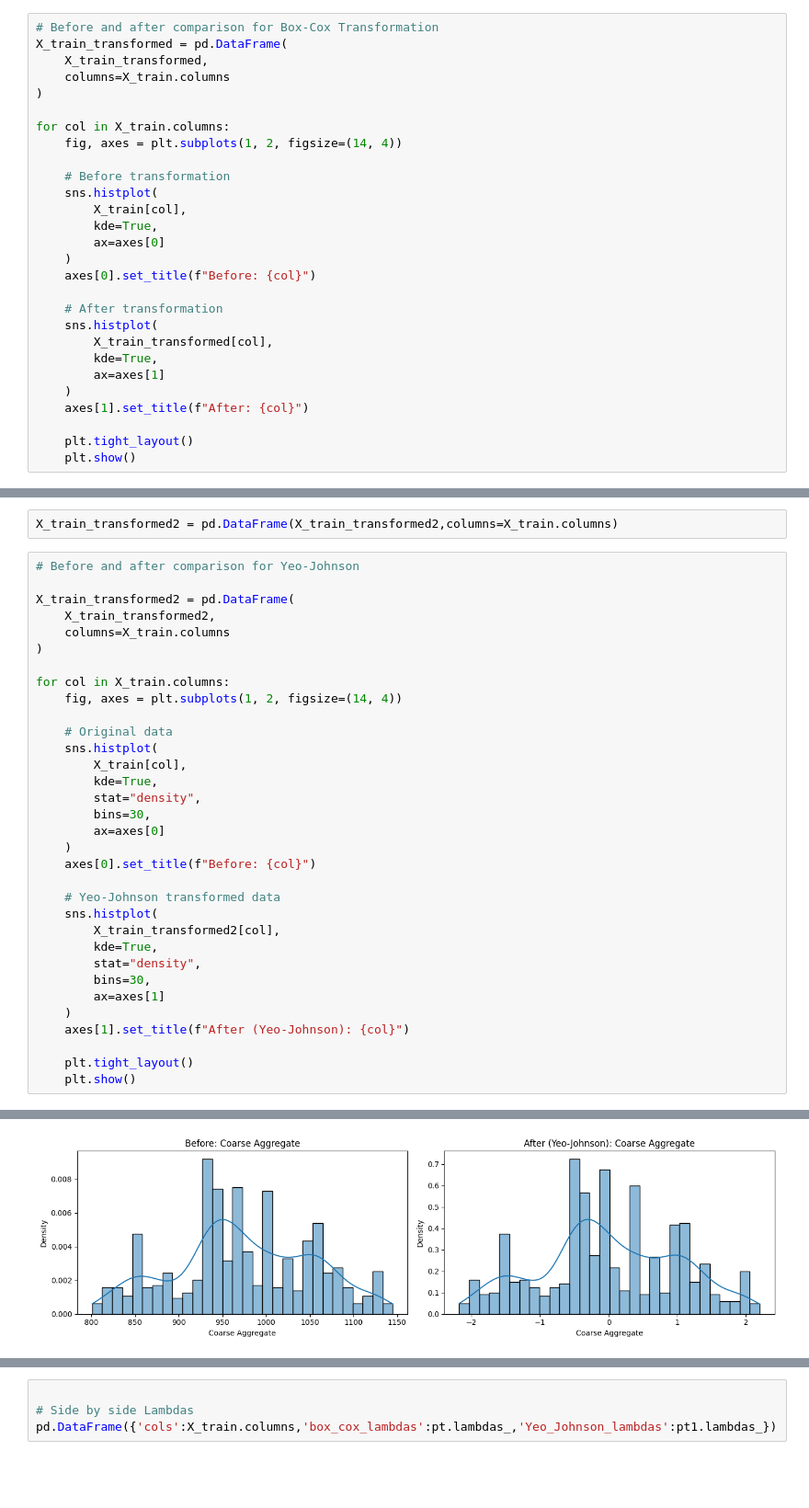
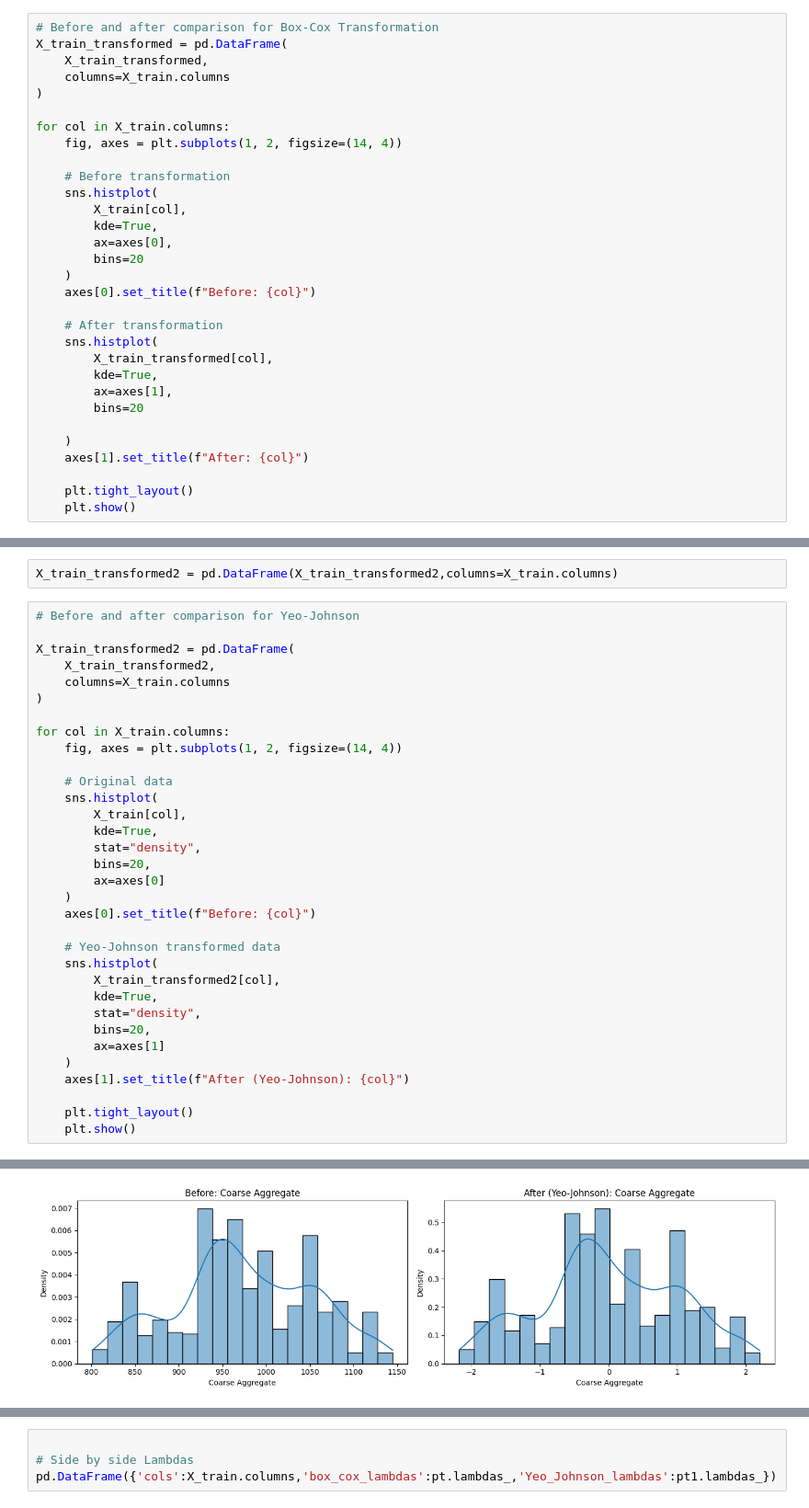
Before and after one commit to Foolmannn/ml-learnings, a Jupyter notebook: 5FeatureEngineering/Mathematical_Transformations/power_tranformer.ipynb, the cells around one changed output, grey strips where cells are left out. Shown at 92% size. Drawn from its saved outputs; the diff is of its cells as text; blank space fills up the shorter version.

```diff
--- a/5FeatureEngineering/Mathematical_Transformations/power_tranformer.ipynb
+++ b/5FeatureEngineering/Mathematical_Transformations/power_tranformer.ipynb
@@ -161,7 +161,8 @@ for col in X_train.columns:
     sns.histplot(
         X_train[col],
         kde=True,
-        ax=axes[0]
+        ax=axes[0],
+        bins=20
     )
     axes[0].set_title(f"Before: {col}")
 
@@ -169,7 +170,9 @@ for col in X_train.columns:
     sns.histplot(
         X_train_transformed[col],
         kde=True,
-        ax=axes[1]
+        ax=axes[1],
+        bins=20
+
     )
     axes[1].set_title(f"After: {col}")
 
@@ -241,7 +244,7 @@ for col in X_train.columns:
         X_train[col],
         kde=True,
         stat="density",
-        bins=30,
+        bins=20,
         ax=axes[0]
     )
     axes[0].set_title(f"Before: {col}")
@@ -251,7 +254,7 @@ for col in X_train.columns:
         X_train_transformed2[col],
         kde=True,
         stat="density",
-        bins=30,
+        bins=20,
         ax=axes[1]
     )
     axes[1].set_title(f"After (Yeo-Johnson): {col}")
@@ -267 +270 @@ for col in X_train.columns:
-[figure, old version]
+[figure, new version]
```
Also changed, not shown: parts of 2 cells of this notebook, 1 other file.
